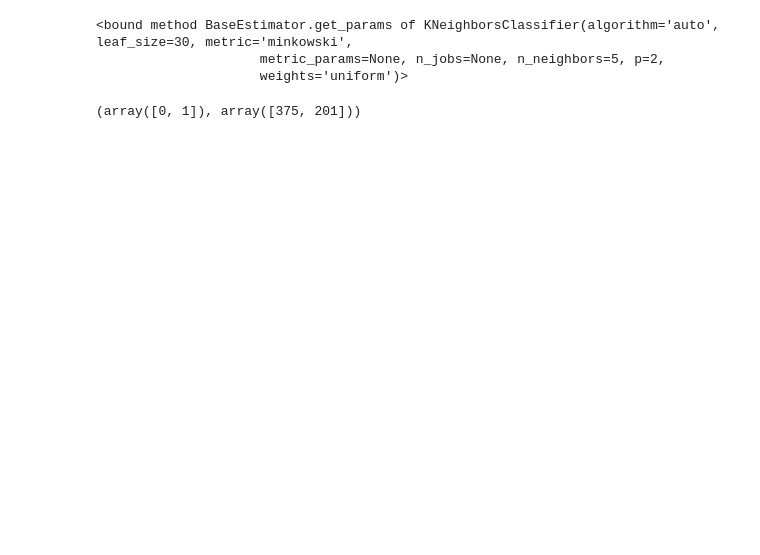
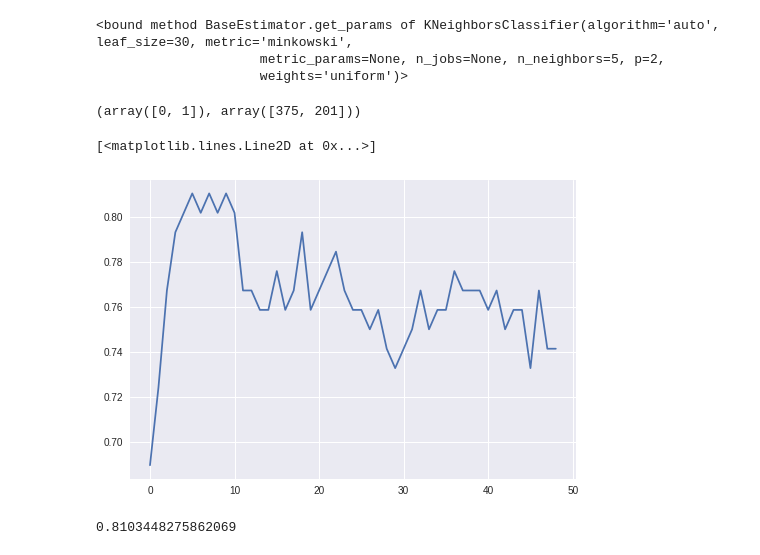
Before and after one commit to shalujha/Diabetes_Classification, a Jupyter notebook: Diabetes_Classification.ipynb, the cells around one changed output. Cells and saved outputs as stored; diff of their text form; code cells hidden in the pictures; blank space fills up the shorter version.

```diff
--- a/Diabetes_Classification.ipynb
+++ b/Diabetes_Classification.ipynb
@@ -98,3 +99,8 @@ plt.show()
 from sklearn.preprocessing import StandardScaler
 scaler=StandardScaler()
 X=scaler.fit_transform(X)
+# %%
+pca=PCA(n_components=0.96)
+X_reduced=pca.fit_transform(X)
+X_reduced=X_reduced[:,:5]
+print(X_reduced.shape)
@@ -104,13 +112,24 @@ X_train,X_test,Y_train,Y_test=train_test_split(X,Y,test_size=0.2)
 print(X_train.shape,Y_train.shape,X_test.shape,Y_test.shape)
 # %% [output]
 (460, 8) (460, 1) (116, 8) (116, 1)
+# %%
+X_train_,X_test_,Y_train_,Y_test_=train_test_split(X_reduced,Y,test_size=0.2)
 # %%
 X_train=np.asarray(X_train)
 Y_train=np.asarray(Y_train)
 X_test=np.asarray(X_test)
 Y_test=np.asarray(Y_test)
+
+X_train_=np.asarray(X_train_)
+Y_train_=np.asarray(Y_train_)
+X_test_=np.asarray(X_test_)
+Y_test_=np.asarray(Y_test_)
+Y_train_=Y_train_.reshape((Y_train_.shape[0],))
+Y_test_=Y_test_.reshape((Y_test_.shape[0],))
+
 Y_train=Y_train.reshape((Y_train.shape[0],))
 Y_test=Y_test.reshape((Y_test.shape[0],))
 print(X_train.shape,Y_train.shape,X_test.shape,Y_test.shape)
+print(X_train_.shape,Y_train_.shape,X_test_.shape,Y_test_.shape)
 # %% [output]
 (460, 8) (460,) (116, 8) (116,)
@@ -203,3 +223,19 @@ classifier.get_params
 np.unique(Y,return_counts=True)
 # %% [output]
 (array([0, 1]), array([375, 201]))
+# %%
+acc_list=[]
+for i in range(1,50):
+  neighbor=KNeighborsClassifier(n_neighbors=i)
+  neighbor.fit(X_train_,Y_train_)
+  acc_list.append(neighbor.score(X_test_,Y_test_))
+# %%
+plt.plot(acc_list)
+# %% [output]
+[<matplotlib.lines.Line2D at 0x...>]
+[figure, added]
+# %%
+# highest_accuracy of knn with pca
+print(acc_list[np.argmax(acc_list)])
+# %% [output]
+0.8103448275862069
```
Also changed, not shown: parts of 12 cells of this notebook.
